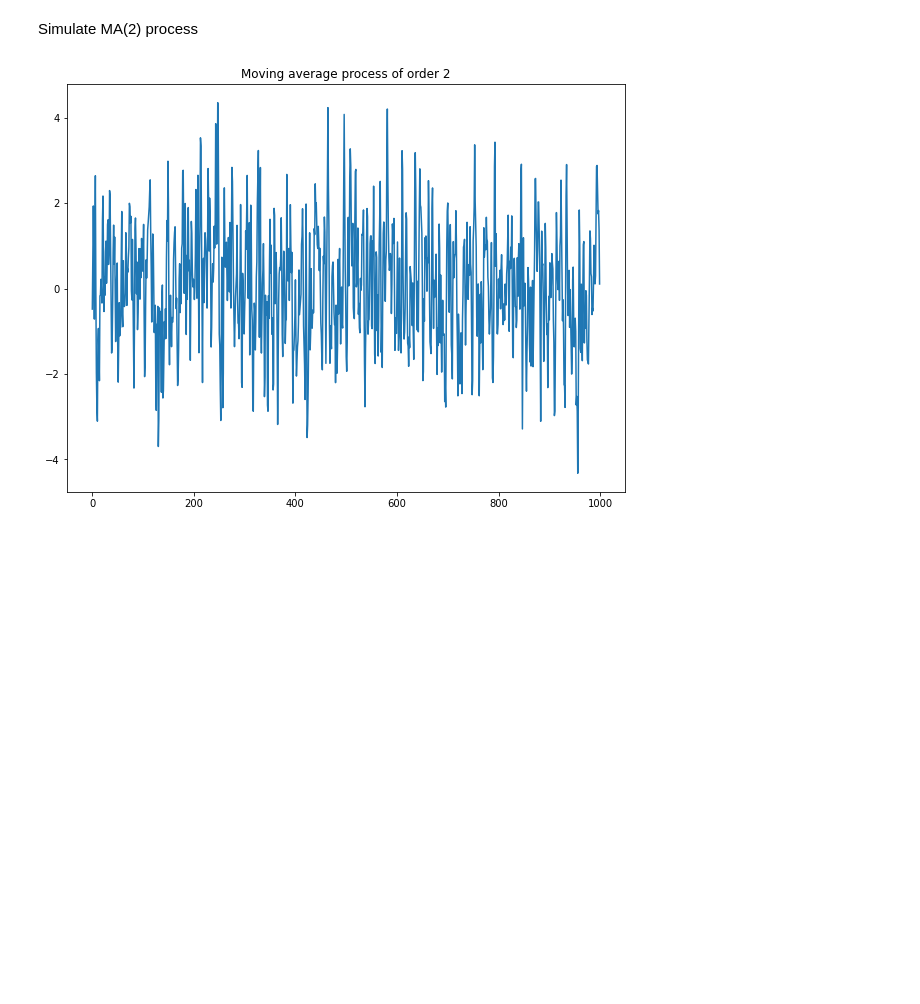
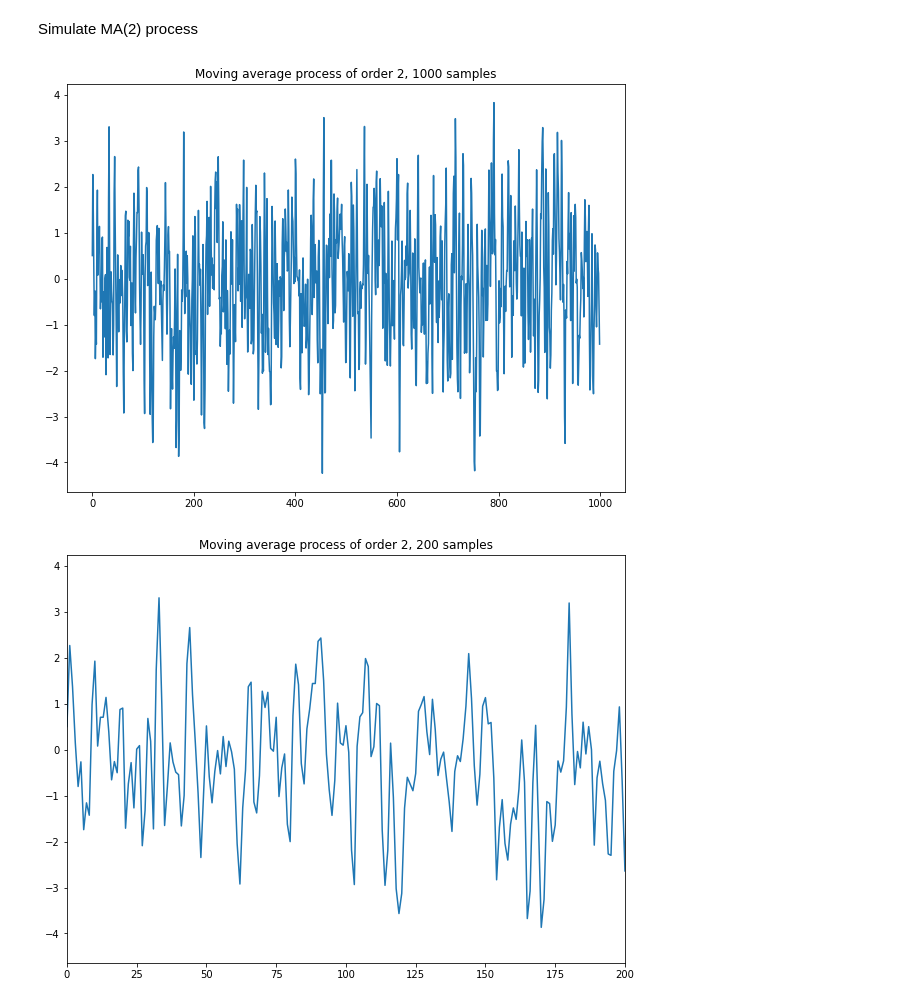
Before and after one commit to gmateesc/Python, a Jupyter notebook: stats.ipynb, the cells around one changed output. Saved outputs shown, nothing was run; the diff lists cells and outputs as text; code cells hidden in the pictures; blank space fills up the shorter version.

Commit message:
Zoomed in on the MA(2) process

```diff
--- a/stats.ipynb
+++ b/stats.ipynb
@@ -19,11 +19,16 @@ Simulate MA(2) process
 # %%
 ma2 = np.array([1.0, 0.9, 0.3])
 ar2 = np.array([1.0, 0.0, 0.0])
 #print(ma2)
 #print(ar2)
 MA2_process = ArmaProcess(ar2, ma2).generate_sample(nsample=1000)
 plt.plot(MA2_process)
-plt.title('Moving average process of order 2')
+plt.title('Moving average process of order 2, 1000 samples')
 plt.show()
+plt.title('Moving average process of order 2, 200 samples')
+plt.plot(MA2_process)
+plt.xlim(0, 200)
+plt.show()
 # %% [output]
-[figure, old version]
+[figure, new version]
+[figure, added]
```
